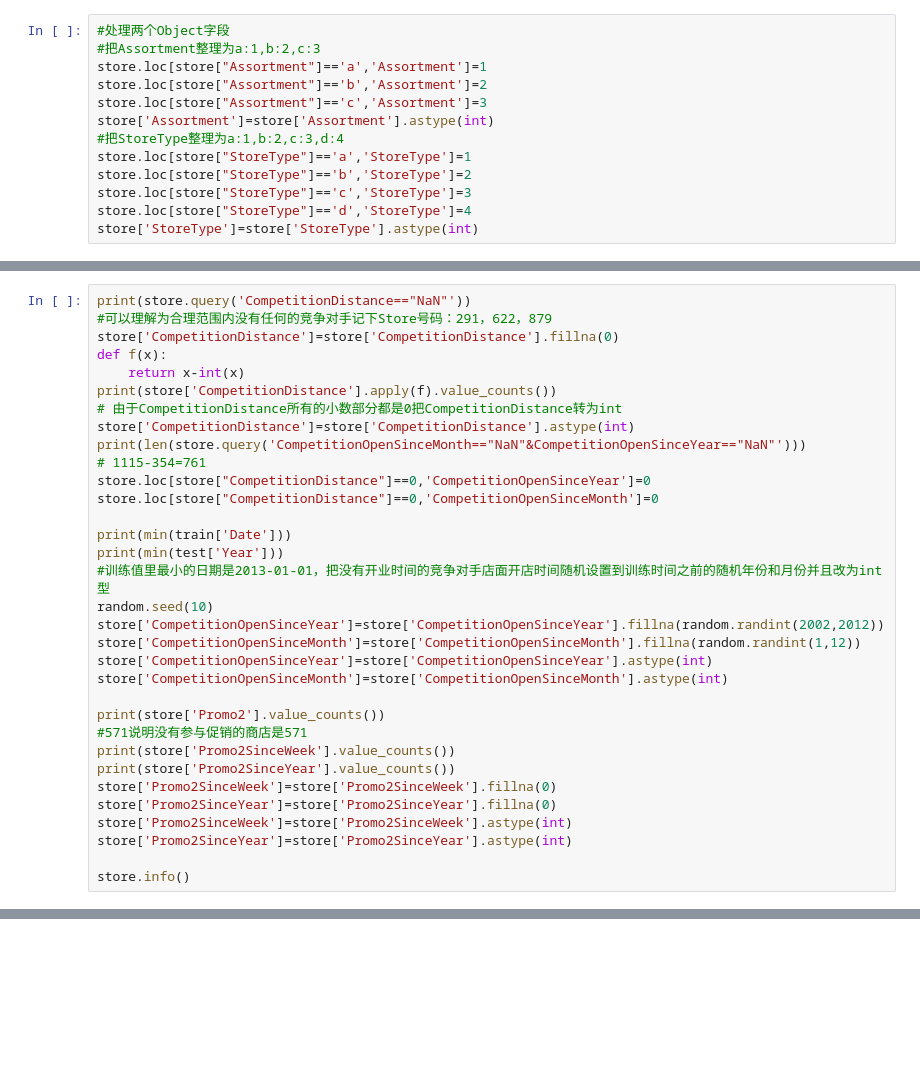
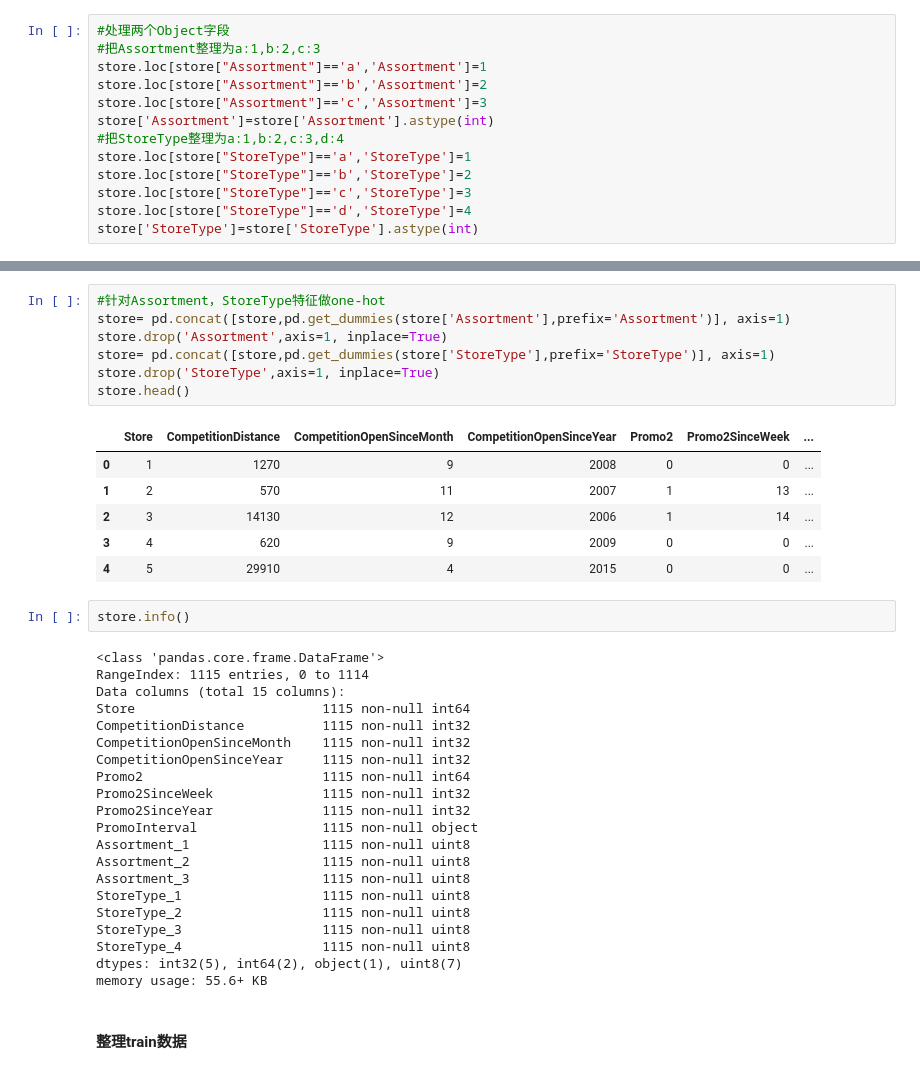
Before and after one commit to xueweiyema/ForecastRossmannStoreSales, a Jupyter notebook: script/Rossmann.ipynb, the cells around one changed output, grey strips where cells are left out. Saved outputs shown, nothing was run; the diff lists cells and outputs as text; blank space fills up the shorter version.

```diff
--- a/script/Rossmann.ipynb
+++ b/script/Rossmann.ipynb
@@ -184,33 +237,0 @@ store['StoreType']=store['StoreType'].astype(int)
-# %%
-print(store.query('CompetitionDistance=="NaN"'))
-#可以理解为合理范围内没有任何的竞争对手记下Store号码：291，622，879
-store['CompetitionDistance']=store['CompetitionDistance'].fillna(0)
-def f(x):
-    return x-int(x)
-print(store['CompetitionDistance'].apply(f).value_counts())
-# 由于CompetitionDistance所有的小数部分都是0把CompetitionDistance转为int
-store['CompetitionDistance']=store['CompetitionDistance'].astype(int)
-print(len(store.query('CompetitionOpenSinceMonth=="NaN"&CompetitionOpenSinceYear=="NaN"')))
-# 1115-354=761
-store.loc[store["CompetitionDistance"]==0,'CompetitionOpenSinceYear']=0
-store.loc[store["CompetitionDistance"]==0,'CompetitionOpenSinceMonth']=0
-
-print(min(train['Date']))
-print(min(test['Year']))
-#训练值里最小的日期是2013-01-01，把没有开业时间的竞争对手店面开店时间随机设置到训练时间之前的随机年份和月份并且改为int型
-random.seed(10)
-store['CompetitionOpenSinceYear']=store['CompetitionOpenSinceYear'].fillna(random.randint(2002,2012))
-store['CompetitionOpenSinceMonth']=store['CompetitionOpenSinceMonth'].fillna(random.randint(1,12))
-store['CompetitionOpenSinceYear']=store['CompetitionOpenSinceYear'].astype(int)
-store['CompetitionOpenSinceMonth']=store['CompetitionOpenSinceMonth'].astype(int)
-
-print(store['Promo2'].value_counts())
-#571说明没有参与促销的商店是571
-print(store['Promo2SinceWeek'].value_counts())
-print(store['Promo2SinceYear'].value_counts())
-store['Promo2SinceWeek']=store['Promo2SinceWeek'].fillna(0)
-store['Promo2SinceYear']=store['Promo2SinceYear'].fillna(0)
-store['Promo2SinceWeek']=store['Promo2SinceWeek'].astype(int)
-store['Promo2SinceYear']=store['Promo2SinceYear'].astype(int)
-
-store.info()
@@ -241,0 +238,39 @@ store.head()
+# %%
+#针对Assortment，StoreType特征做one-hot
+store= pd.concat([store,pd.get_dummies(store['Assortment'],prefix='Assortment')], axis=1)
+store.drop('Assortment',axis=1, inplace=True)
+store= pd.concat([store,pd.get_dummies(store['StoreType'],prefix='StoreType')], axis=1)
+store.drop('StoreType',axis=1, inplace=True)
+store.head()
+# %% [output]
+|  | Store | CompetitionDistance | CompetitionOpenSinceMonth | CompetitionOpenSinceYear | Promo2 | Promo2SinceWeek | ... |
+| 0 | 1 | 1270 | 9 | 2008 | 0 | 0 | ... |
+| 1 | 2 | 570 | 11 | 2007 | 1 | 13 | ... |
+| 2 | 3 | 14130 | 12 | 2006 | 1 | 14 | ... |
+| 3 | 4 | 620 | 9 | 2009 | 0 | 0 | ... |
+| 4 | 5 | 29910 | 4 | 2015 | 0 | 0 | ... |
+# %%
+store.info()
+# %% [output]
+<class 'pandas.core.frame.DataFrame'>
+RangeIndex: 1115 entries, 0 to 1114
+Data columns (total 15 columns):
+Store                        1115 non-null int64
+CompetitionDistance          1115 non-null int32
+CompetitionOpenSinceMonth    1115 non-null int32
+CompetitionOpenSinceYear     1115 non-null int32
+Promo2                       1115 non-null int64
+Promo2SinceWeek              1115 non-null int32
+Promo2SinceYear              1115 non-null int32
+PromoInterval                1115 non-null object
+Assortment_1                 1115 non-null uint8
+Assortment_2                 1115 non-null uint8
+Assortment_3                 1115 non-null uint8
+StoreType_1                  1115 non-null uint8
+StoreType_2                  1115 non-null uint8
+StoreType_3                  1115 non-null uint8
+StoreType_4                  1115 non-null uint8
+dtypes: int32(5), int64(2), object(1), uint8(7)
+memory usage: 55.6+ KB
+# %% [markdown]
+#### 整理train数据
```
Also changed, not shown: parts of 29 cells of this notebook.
